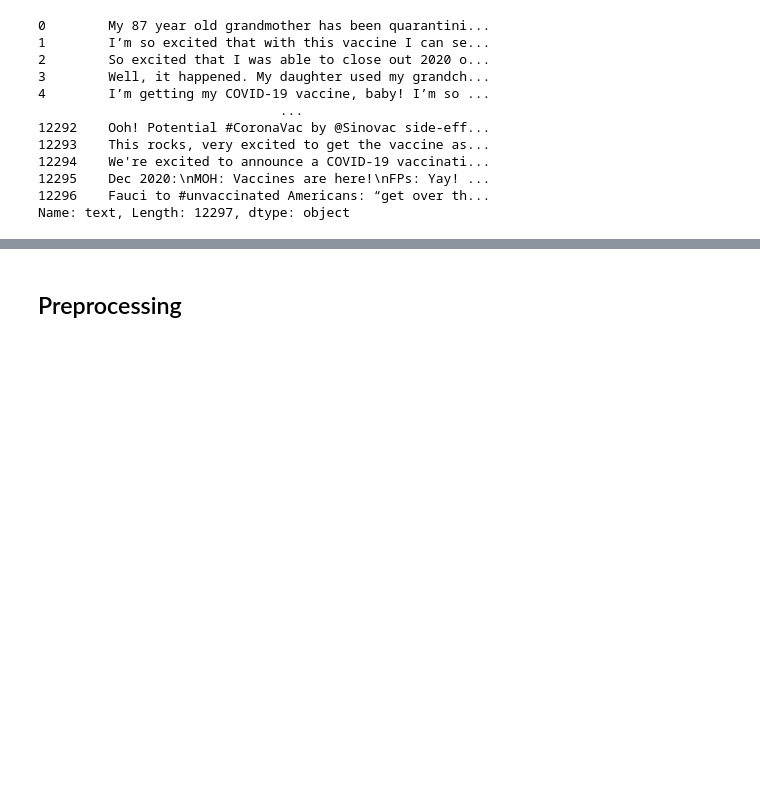
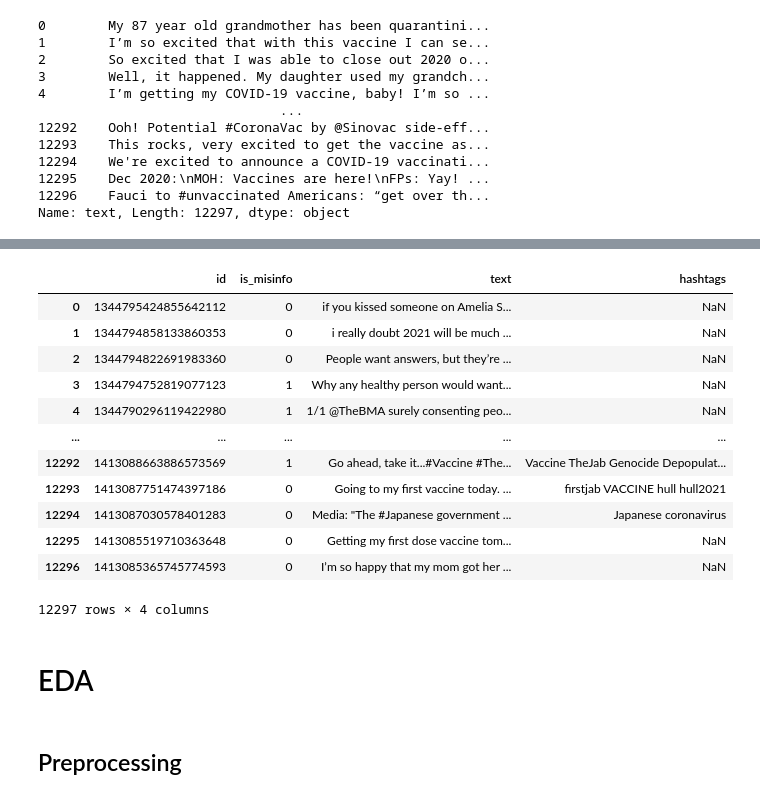
Before and after one commit to krautgortna/NLP_Project_SS22, a Jupyter notebook: NLP_FakePolice.ipynb, the cells around one changed output, grey strips where cells are left out. Drawn from its saved outputs; the diff is of its cells as text; code cells hidden in the pictures; blank space fills up the shorter version.

```diff
--- a/NLP_FakePolice.ipynb
+++ b/NLP_FakePolice.ipynb
@@ -57,0 +41,22 @@ for tweet in t.hydrate(open('./ids.txt')):
+# %%
+'''
+from twarc import Twarc
+from urllib.request import urlretrieve
+
+tweet_ids_url = 'https://raw.githubusercontent.com/SakibShahriar95/ANTiVax/main/Labeled/ids.txt'
+tweet_ids = urlretrieve(tweet_ids_url, './ids.txt') # it's a file like object and works just like a file
+
+df = pd.read_csv('./ids.txt')
+df.head()
+
+consumer_key="2lNba8Nvu9f0i5YgfmQhfh3mP"
+consumer_secret="TGVv9QJhtkjSqm7QyMeLfpZm3IU3xjrrMabyae42VxbkaT5t0g"
+access_token="1600730532-ZCeeHr9h033QRlC95BLZrpz85TRFN4pZ0w7vGhY"
+access_token_secret="eoiufziPLBr0eYgR12gAoAEiTQjlnTkZ1BHBLXoDuQbtC"
+t = Twarc(consumer_key, consumer_secret, access_token, access_token_secret)
+
+df = pd.DataFrame()
+for tweet in t.hydrate(open('./ids.txt')):
+  row = { 'id': tweet['id'], 'text': tweet['text'] }
+  df.append(row, ignore_index = True)
+'''
@@ -58,7 +67,7 @@ for tweet in t.hydrate(open('./ids.txt')):
 # %%
 url = 'https://raw.githubusercontent.com/krautgortna/NLP_Project_SS22/main/data/hydrated_tweets.csv'
-df_all_data = pd.read_csv(url)
-df_all_data.text
+all_data = pd.read_csv(url)
+all_data.text
 # %% [output]
 0        My 87 year old grandmother has been quarantini...
 1        I’m so excited that with this vaccine I can se...
@@ -74,0 +109,17 @@ Name: text, Length: 12297, dtype: object
+# %%
+df_merged = df.merge(all_data[['id', 'text', 'hashtags']], on='id')
+df_merged
+# %% [output]
+|  | id | is_misinfo | text | hashtags |
+| 0 | 1344795424855642112 | 0 | if you kissed someone on Amelia S... | NaN |
+| 1 | 1344794858133860353 | 0 | i really doubt 2021 will be much ... | NaN |
+| 2 | 1344794822691983360 | 0 | People want answers, but they’re ... | NaN |
+| 3 | 1344794752819077123 | 1 | Why any healthy person would want... | NaN |
+| 4 | 1344790296119422980 | 1 | 1/1 @TheBMA surely consenting peo... | NaN |
+| ... | ... | ... | ... | ... |
+| 12292 | 1413088663886573569 | 1 | Go ahead, take it...#Vaccine #The... | Vaccine TheJab Genocide Depopulat... |
+| 12293 | 1413087751474397186 | 0 | Going to my first vaccine today. ... | firstjab VACCINE hull hull2021 |
+| 12294 | 1413087030578401283 | 0 | Media: "The #Japanese government ... | Japanese coronavirus |
+| 12295 | 1413085519710363648 | 0 | Getting my first dose vaccine tom... | NaN |
+| 12296 | 1413085365745774593 | 0 | I’m so happy that my mom got her ... | NaN |
+12297 rows × 4 columns
@@ -75,2 +128,4 @@ Name: text, Length: 12297, dtype: object
+# %% [markdown]
+# EDA
 # %% [markdown]
 ## Preprocessing
```
Also changed, not shown: parts of 17 cells of this notebook.
